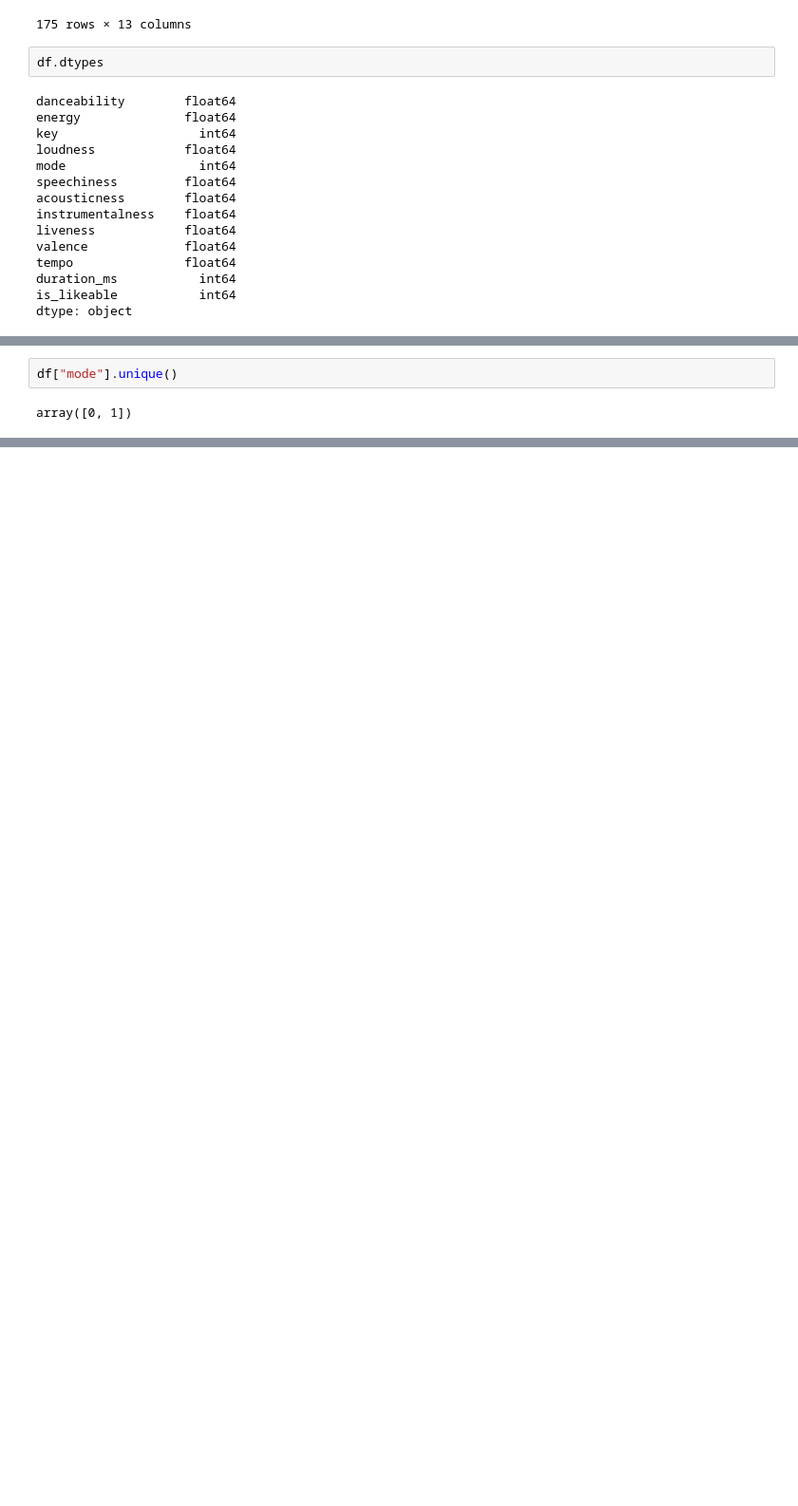
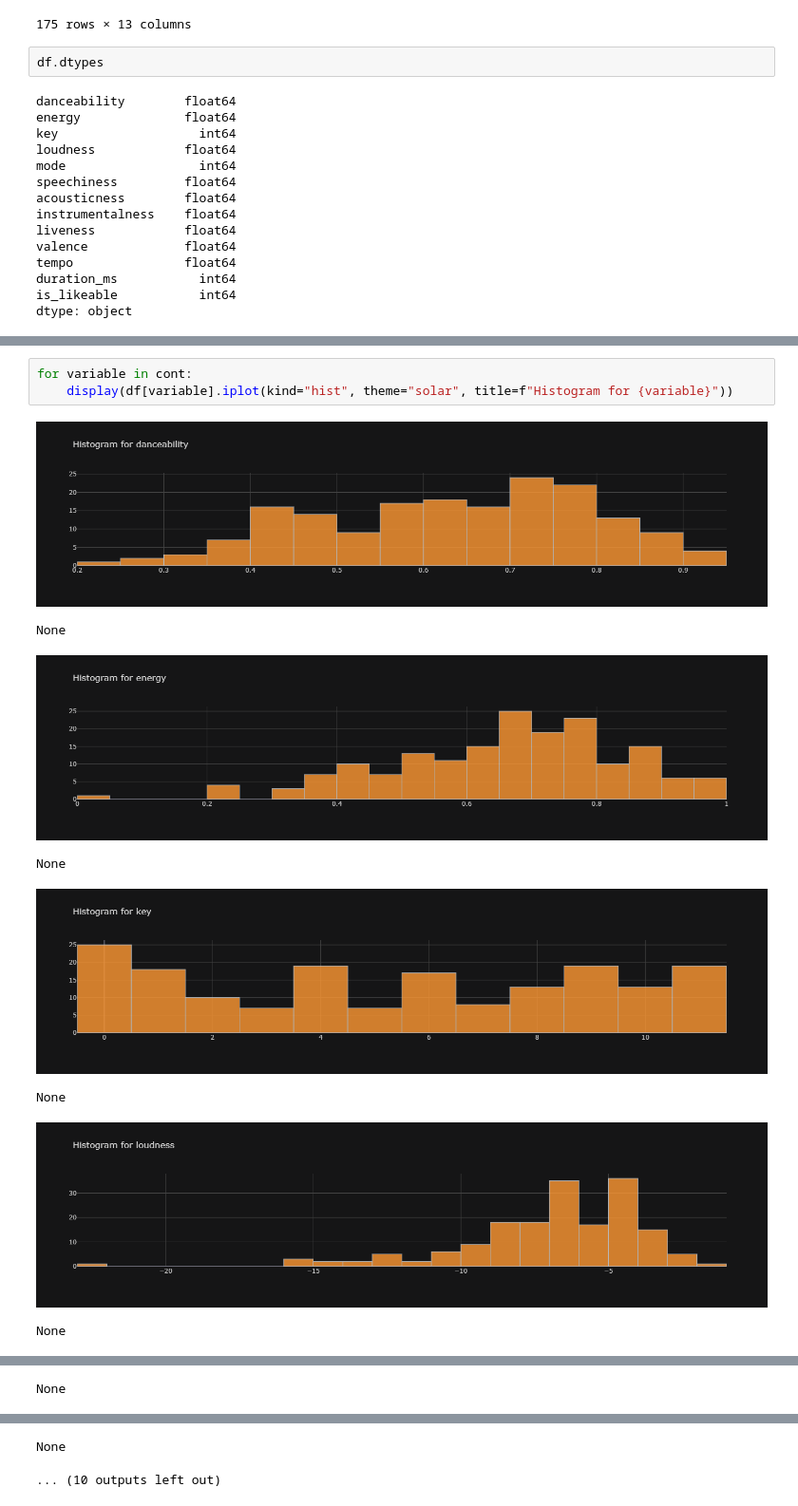
Before and after one commit to hiramOk/spoti_classification, a Jupyter notebook: model.ipynb, the cells around one changed output, grey strips where cells are left out. Shown: that part at 95% size. Saved outputs shown, nothing was run; the diff lists cells and outputs as text; blank space fills up the shorter version.

```diff
--- a/model.ipynb
+++ b/model.ipynb
@@ -150,4 +141,12 @@ cont = ['danceability', 'energy', 'key', 'loudness', 'speechiness',
-# %%
-df["mode"].unique()
-# %% [output]
-array([0, 1])
+# %%
+for variable in cont:
+    display(df[variable].iplot(kind="hist", theme="solar", title=f"Histogram for {variable}"))
+# %% [output]
+[figure, added]
+None
+[figure, added]
+None
+[figure, added]
+None
+[figure, added]
+None
@@ -153,0 +154 @@ array([0, 1])
+None
@@ -153,0 +156,2 @@ array([0, 1])
+None
+... (10 outputs left out)
```
Also changed, not shown: parts of 21 cells of this notebook.
